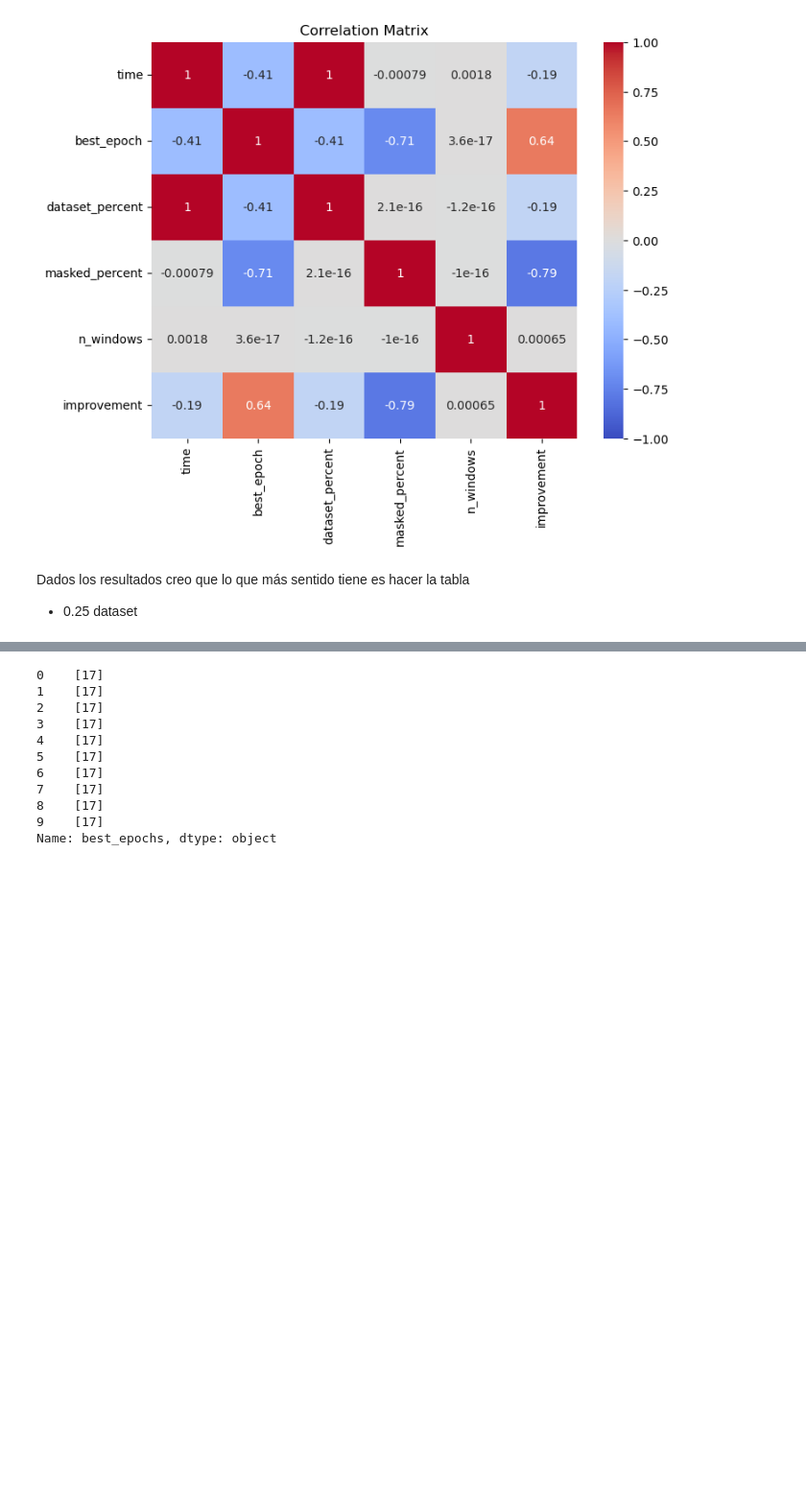
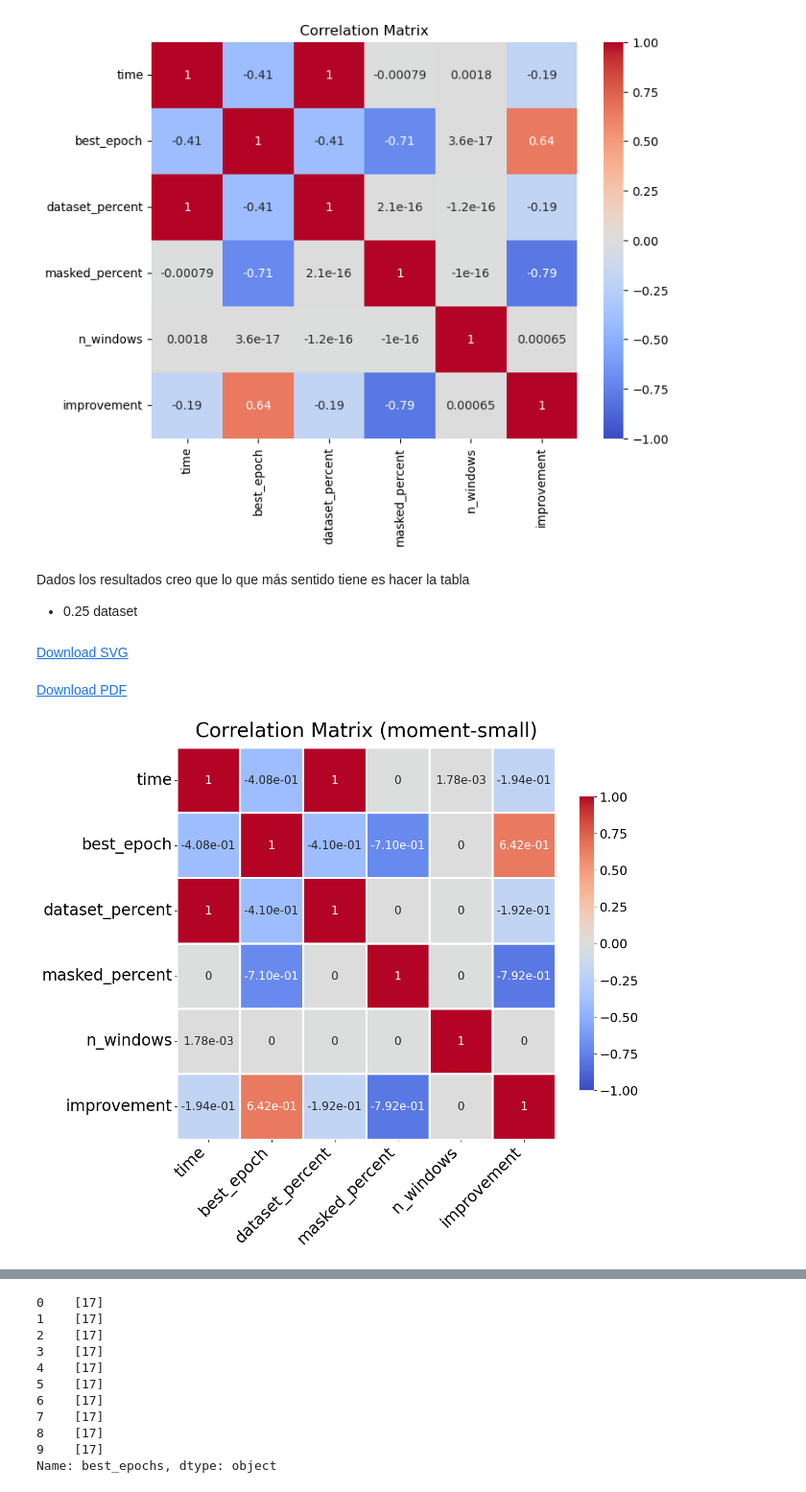
Before and after one commit to misantamaria/deepvats-foundation, a Jupyter notebook: nbs_pipeline/_process_results_.ipynb, the cells around one changed output, grey strips where cells are left out. Shown at 96% size. Saved outputs shown, nothing was run; the diff lists cells and outputs as text; code cells hidden in the pictures; blank space fills up the shorter version.

```diff
--- a/nbs_pipeline/_process_results_.ipynb
+++ b/nbs_pipeline/_process_results_.ipynb
@@ -347,3 +382,74 @@ Descargar SVG
 # %% [markdown]
 Dados los resultados creo que lo que más sentido tiene es hacer la tabla
 - 0.25 dataset
+# %%
+# Convert values to scientific notation if they exceed 4 decimal places
+def format_value(val, epsilon=1e-3):
+    """Formats values for the heatmap to correctly display integers, decimals, and scientific notation."""
+    if (abs(val - round(val)) < epsilon):
+        return f"{round(val)}"  # Display whole numbers without decimals
+    elif (abs(val) < 0.0001 or (abs(val)) > 0 and abs(val) < 1 and len(str(val).split(".")[1].rstrip("0")) > 4):
+        return f"{val:.2e}"  # Use scientific notation for small numbers or more than 4 decimals
+    else:
+        return f"{val:.4f}"  # Display up to 4 decimal places otherwise
+
+def plot_correlation(
+    profile, figsize=(8, 6), save_path="correlation", titlesize=16,
+    title="Correlation Matrix", annot_size=12, legend_size=14):
+    """
+    Generates a heatmap of the correlation matrix and allows saving the image in SVG/PDF format.
+
+    Parameters:
+    - profile: DataFrame containing the data to compute the correlation.
+    - figsize: Size of the figure.
+    - save_path: Base filename for saving the output (without extension).
+    - titlesize: Font size for the title and labels.
+    - title: Title of the plot.
+    - annot_size: Font size for the numbers inside the heatmap.
+    - legend_size: Font size for the color bar (legend).
+    """
+    correlation_matrix = profile.corr()
+
+    formatted_matrix = correlation_matrix.applymap(format_value)
+
+    plt.figure(figsize=figsize)
+    ax = sns.heatmap(
+        correlation_matrix, annot=formatted_matrix, cmap='coolwarm', center=0, vmin=-1, vmax=1,
+        linewidths=1.5, linecolor="white", fmt="", cbar_kws={'shrink': 0.75},
+        annot_kws={"size": annot_size}  # Increase font size of annotations
+    )
+
+    # Increase the font size of the color bar (legend)
+    cbar = ax.collections[0].colorbar
+    cbar.ax.tick_params(labelsize=legend_size)
+
+    # Adjust title and labels
+    plt.title(title, fontsize=titlesize, pad=15)
+    plt.xticks(fontsize=titlesize * 0.8, rotation=45, ha="right")
+    plt.yticks(fontsize=titlesize * 0.8, rotation=0)
+
+    # Save the figure in SVG and PDF format
+    plt.savefig(f"{save_path}.svg", format='svg', transparent=True, bbox_inches='tight')
+    plt.savefig(f"{save_path}.pdf", format='pdf', bbox_inches='tight')
+
+    # Display interactive download links
+    display(HTML(f'<a href="{save_path}.svg" download="{save_path}.svg">Download SVG</a>'))
+    display(HTML(f'<a href="{save_path}.pdf" download="{save_path}.pdf">Download PDF</a>'))
+
+    plt.show()
+
+
+
+# Example usage:
+plot_correlation(
+    profile_small_df,
+    figsize=(12,10), save_path="correlation",
+    titlesize=28,
+    annot_size=16,
+    legend_size=18,
+    title = "Correlation Matrix (moment-small)"
+)
+# %% [output]
+Download SVG
+Download PDF
+[figure, added]
```
Also changed, not shown: parts of 7 cells of this notebook, 54 other files.
